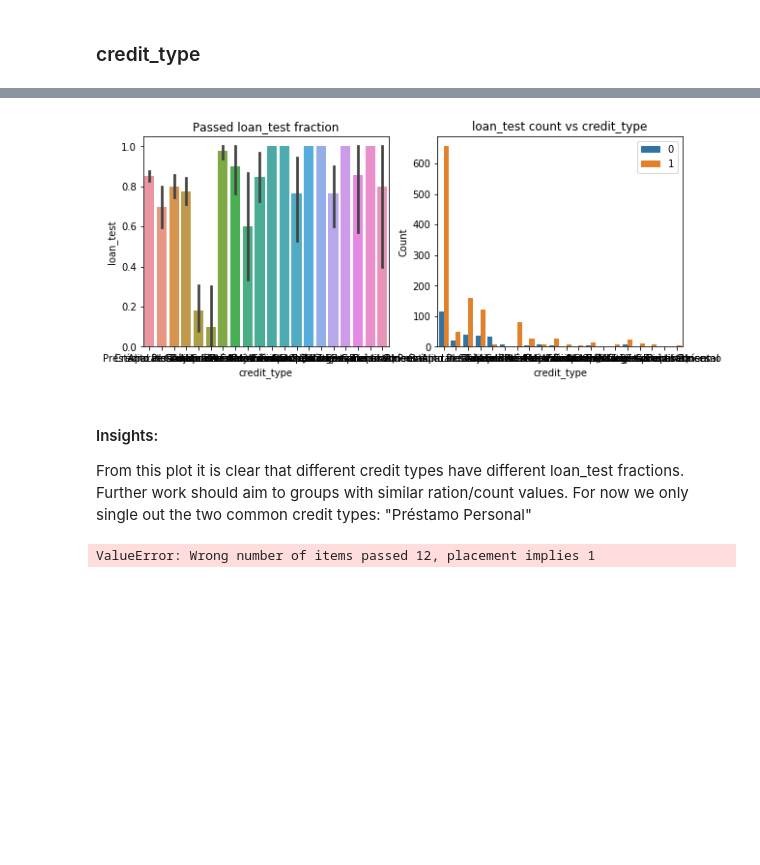
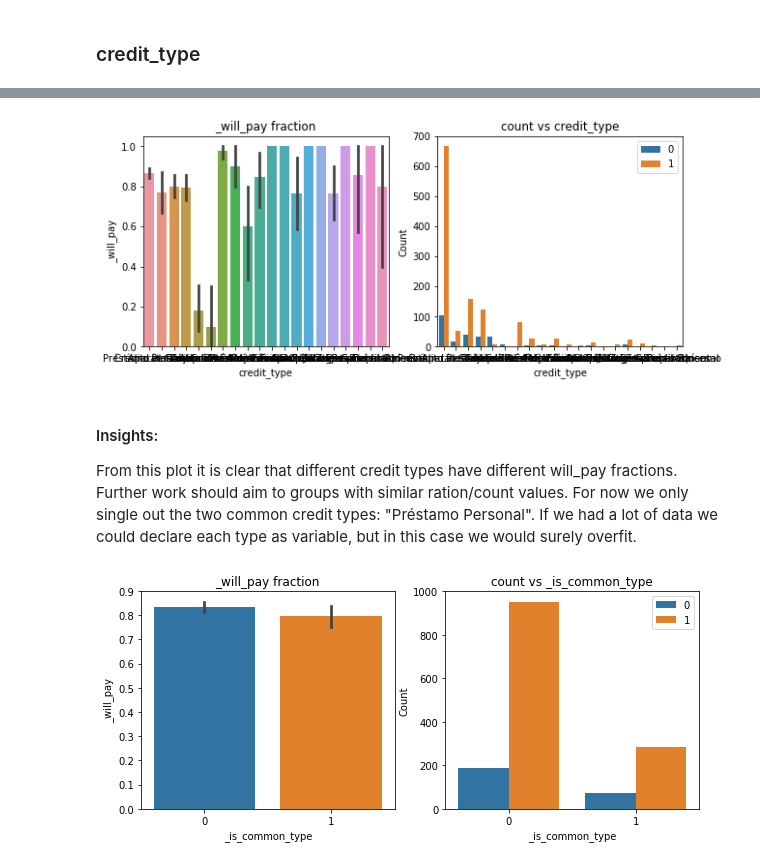
Before and after one commit to reneang17/fintech-demo, a Jupyter notebook: data_preparation.ipynb, the cells around one changed output, grey strips where cells are left out. Saved outputs shown, nothing was run; the diff lists cells and outputs as text; code cells hidden in the pictures; blank space fills up the shorter version.

```diff
--- a/data_preparation.ipynb
+++ b/data_preparation.ipynb
@@ -246,15 +256,15 @@ pd.value_counts(df.credit_type).to_frame()
 | Préstamo Quirografiario | 2 |
 | Tarjeta Departamental | 1 |
 # %%
-loan_test_and_count_vs('credit_type')
+will_pay_and_count_vs('credit_type')
 # %% [output]
-[figure, old version]
+[figure, new version]
 # %% [markdown]
 #### Insights:
-From this plot it is clear that different credit types have different loan_test fractions. Further work
-should aim to groups with similar ration/count values. For now we only single out the two common credit types: "Préstamo Personal"
+From this plot it is clear that different credit types have different will_pay fractions. Further work
+should aim to groups with similar ration/count values. For now we only single out the two common credit types: "Préstamo Personal". If we had a lot of data we could declare each type as variable, but in this case we would surely overfit.
 # %%
-df['_is_common_type'] = df[(df.credit_type=='Préstamo Personal') | (df.credit_type=='Aparatos - Muebles') ]
-df['_is_common_type']
+df['_is_common_type'] = ((df.credit_type=='Préstamo Personal') | (df.credit_type=='Línea de Crédito') | (df.credit_type=='Aparatos - Muebles')).astype(int)
+will_pay_and_count_vs('_is_common_type')
 # %% [output]
-ValueError: Wrong number of items passed 12, placement implies 1
+[figure, added]
```
Also changed, not shown: parts of 25 cells of this notebook.
